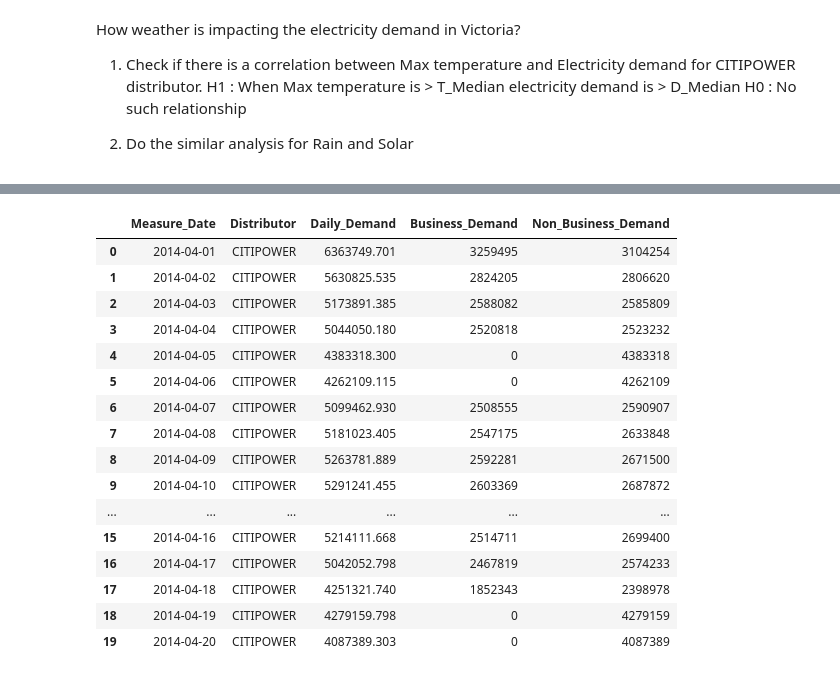
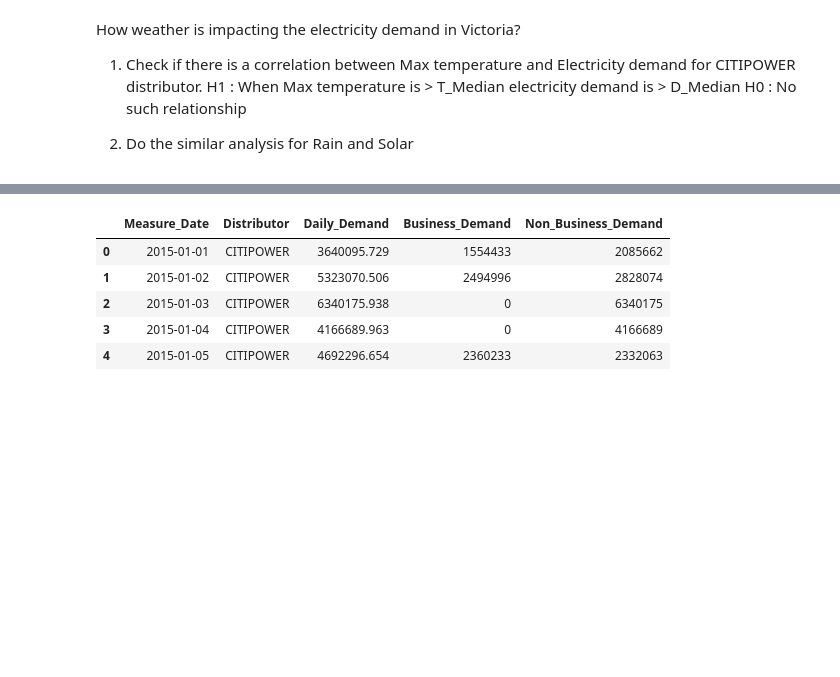
Before and after one commit to tahsinurrahman2011/Project-1, a Jupyter notebook: Electricity Demand Vs Weather Analysis.ipynb, the cells around one changed output, grey strips where cells are left out. Saved outputs shown, nothing was run; the diff lists cells and outputs as text; code cells hidden in the pictures; blank space fills up the shorter version.

```diff
--- a/Electricity Demand Vs Weather Analysis.ipynb
+++ b/Electricity Demand Vs Weather Analysis.ipynb
@@ -54,23 +70,15 @@ weatherDF.head()
 # %%
 # Load the processed demand data from Electricity Demand Analysis 'Meter data/Demand.csv'
 
 demand_df = pd.read_csv('Meter data/Demand.csv')
-demand_df.head(20)
+demand_df['Measure_Date'] =  pd.to_datetime(demand_df['Measure_Date'], format="%Y/%m/%d")
+demand_df = demand_df.loc[demand_df.Measure_Date >= '2015-01-01']
+demand_df.reset_index(drop=True, inplace=True)
+demand_df.head()
 # %% [output]
 |  | Measure_Date | Distributor | Daily_Demand | Business_Demand | Non_Business_Demand |
-| 0 | 2014-04-01 | CITIPOWER | 6363749.701 | 3259495 | 3104254 |
-| 1 | 2014-04-02 | CITIPOWER | 5630825.535 | 2824205 | 2806620 |
-| 2 | 2014-04-03 | CITIPOWER | 5173891.385 | 2588082 | 2585809 |
-| 3 | 2014-04-04 | CITIPOWER | 5044050.180 | 2520818 | 2523232 |
-| 4 | 2014-04-05 | CITIPOWER | 4383318.300 | 0 | 4383318 |
-| 5 | 2014-04-06 | CITIPOWER | 4262109.115 | 0 | 4262109 |
-| 6 | 2014-04-07 | CITIPOWER | 5099462.930 | 2508555 | 2590907 |
-| 7 | 2014-04-08 | CITIPOWER | 5181023.405 | 2547175 | 2633848 |
-| 8 | 2014-04-09 | CITIPOWER | 5263781.889 | 2592281 | 2671500 |
-| 9 | 2014-04-10 | CITIPOWER | 5291241.455 | 2603369 | 2687872 |
-| ... | ... | ... | ... | ... | ... |
-| 15 | 2014-04-16 | CITIPOWER | 5214111.668 | 2514711 | 2699400 |
-| 16 | 2014-04-17 | CITIPOWER | 5042052.798 | 2467819 | 2574233 |
-| 17 | 2014-04-18 | CITIPOWER | 4251321.740 | 1852343 | 2398978 |
-| 18 | 2014-04-19 | CITIPOWER | 4279159.798 | 0 | 4279159 |
-| 19 | 2014-04-20 | CITIPOWER | 4087389.303 | 0 | 4087389 |
+| 0 | 2015-01-01 | CITIPOWER | 3640095.729 | 1554433 | 2085662 |
+| 1 | 2015-01-02 | CITIPOWER | 5323070.506 | 2494996 | 2828074 |
+| 2 | 2015-01-03 | CITIPOWER | 6340175.938 | 0 | 6340175 |
+| 3 | 2015-01-04 | CITIPOWER | 4166689.963 | 0 | 4166689 |
+| 4 | 2015-01-05 | CITIPOWER | 4692296.654 | 2360233 | 2332063 |
```
Also changed, not shown: parts of 10 cells of this notebook, 1 other file.
